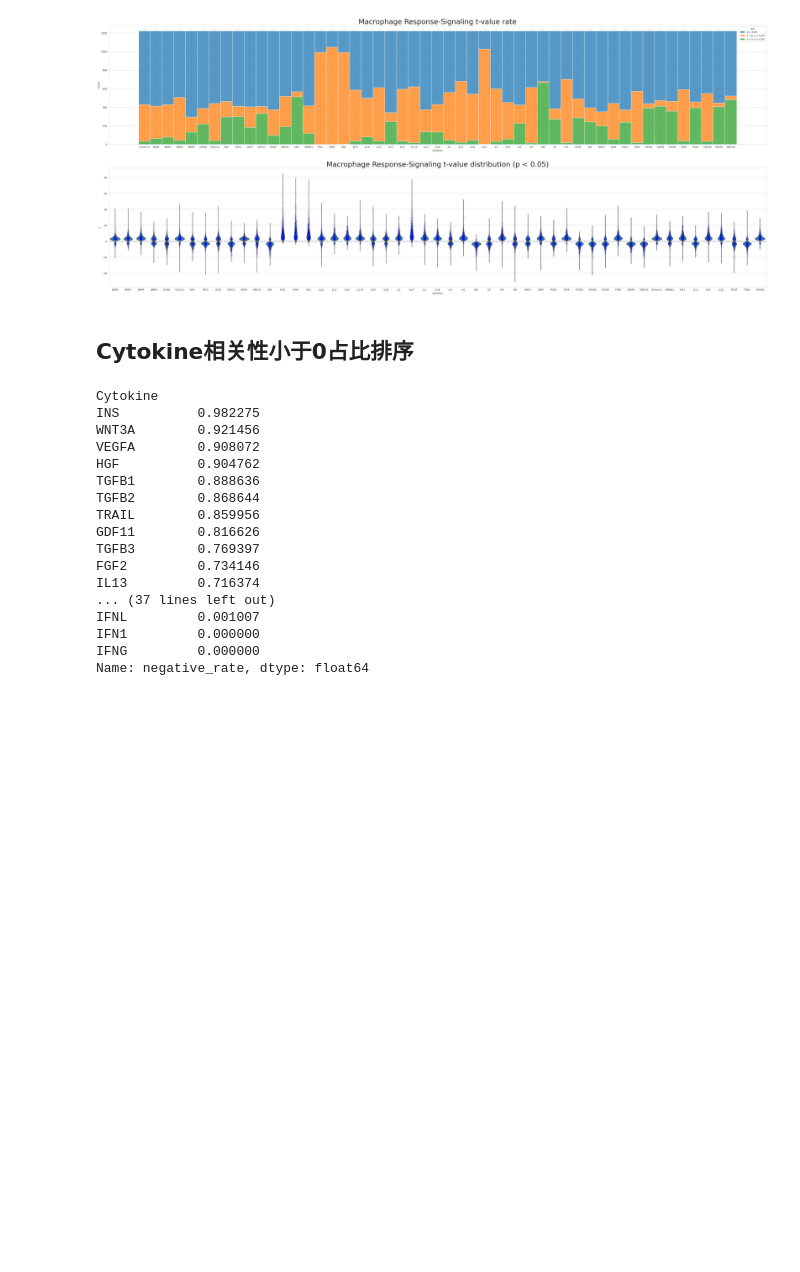
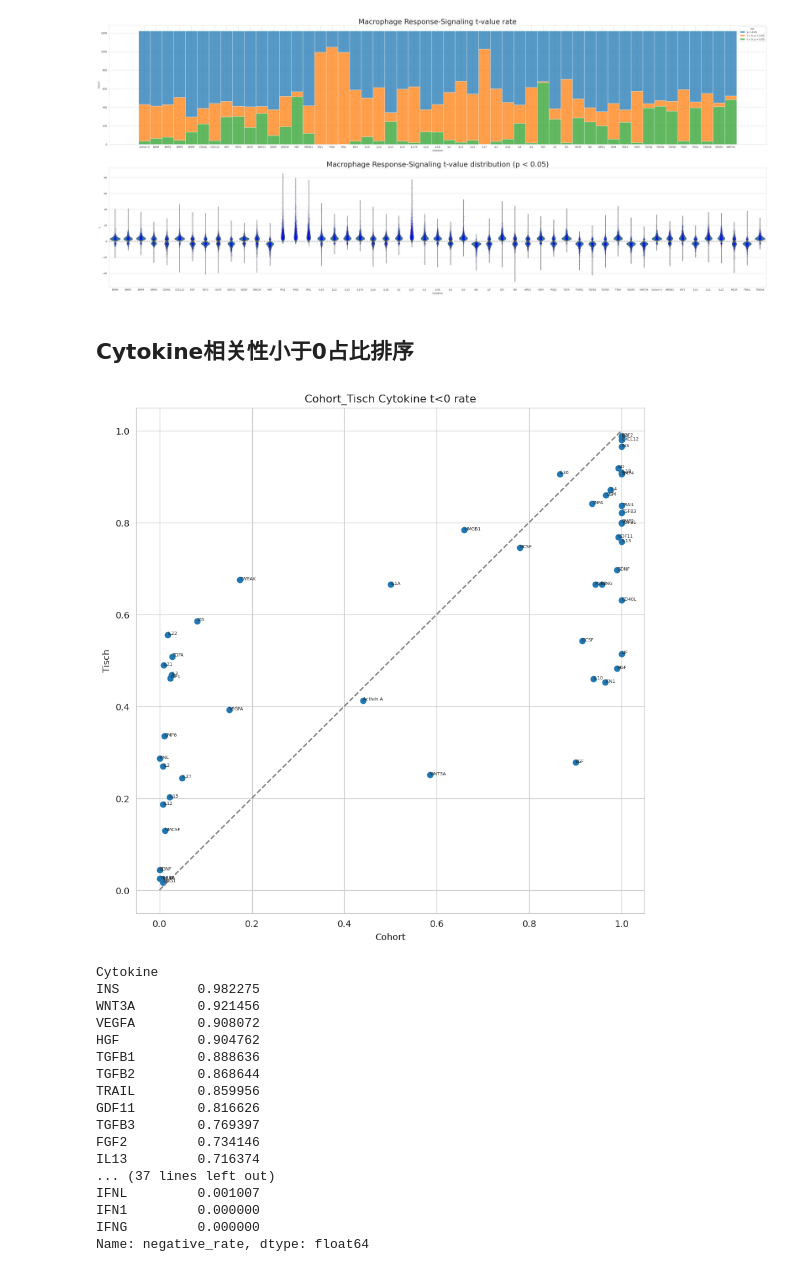
Before and after one commit to yoyoong/Tres, a Jupyter notebook: 2.mTres/qc_plot.ipynb, the cells around one changed output. Saved outputs shown, nothing was run; the diff lists cells and outputs as text; code cells hidden in the pictures; blank space fills up the shorter version.

```diff
--- a/2.mTres/qc_plot.ipynb
+++ b/2.mTres/qc_plot.ipynb
@@ -93,4 +93,60 @@ plt.show()
 [figure]
 # %% [markdown]
 ## Cytokine相关性小于0占比排序
+# %%
+import pandas as pd
+import matplotlib.pyplot as plt
+import scipy
+
+celltype = 'CD8T'
+qc_result_path1 = '/sibcb2/bioinformatics2/hongyuyang/dataset/Tres/1.paper_data/3.qc_result/qc_result.CD8T.csv'
+qc_result_path2 = '/sibcb2/bioinformatics2/hongyuyang/dataset/Tres/2.tisch_data/4.qc_result/qc_result.CD8T.csv'
+qc_result_data1 = pd.read_csv(qc_result_path1, sep="\t", header=0)
+qc_result_data2 = pd.read_csv(qc_result_path2, sep="\t", header=0)
+
+def get_group(x):
+    if x.t >= 0 and x.p <= 0.05:
+        return 0
+    elif x.t <= 0 and x.p <= 0.05:
+        return 1
+    elif x.p > 0.05:
+        return -1
+
+qc_result_data1['cut'] = qc_result_data1.apply(lambda x: get_group(x), axis=1)
+qc_result_data2['cut'] = qc_result_data2.apply(lambda x: get_group(x), axis=1)
+qc_result_filtered1 = qc_result_data1[qc_result_data1['cut'] >= 0]
+qc_result_filtered2 = qc_result_data2[qc_result_data2['cut'] >= 0]
+
+qc_result_groupby_Cytokine1 = qc_result_filtered1.groupby('Cytokine')
+qc_result_groupby_Cytokine2 = qc_result_filtered2.groupby('Cytokine')
+
+cut_mean1 = qc_result_groupby_Cytokine1['cut'].mean()
+cut_mean2 = qc_result_groupby_Cytokine2['cut'].mean()
+
+X = cut_mean1.values
+Y = cut_mean2.values
+label = cut_mean1.index
+
+# save the t<0 rate rank
+rank_table = pd.DataFrame(index=label, columns=['Cohort_rank', 'Tisch_rank', 'average'])
+Cohort_rank = scipy.stats.rankdata(X, method='min')
+Tisch_rank = scipy.stats.rankdata(Y, method='min')
+average = (Cohort_rank + Tisch_rank) / 2
+rank_table['Cohort_rank'] = Cohort_rank
+rank_table['Tisch_rank'] = Tisch_rank
+rank_table['average'] = average
+rank_table_sort = rank_table.sort_values(by='average')
+rank_table_sort.to_csv(f"/sibcb2/bioinformatics2/hongyuyang/dataset/Tres/2.tisch_data/4.qc_result/Rank.{celltype}.csv")
+
+fig = plt.figure(figsize=(10, 10))
+plt.scatter(X, Y)
+for i in range(len(X)):
+    plt.annotate(label[i], xy = (X[i], Y[i]), xytext = (X[i], Y[i]), fontsize = 5)
+plt.plot([0, 1], [0, 1], linestyle='--', color='grey')
+plt.title('Cohort_Tisch Cytokine t<0 rate')
+plt.xlabel('Cohort')
+plt.ylabel('Tisch')
+plt.show()
+# %% [output]
+[figure, added]
 # %%
```
Also changed, not shown: parts of 1 cell of this notebook, 10 other files.
